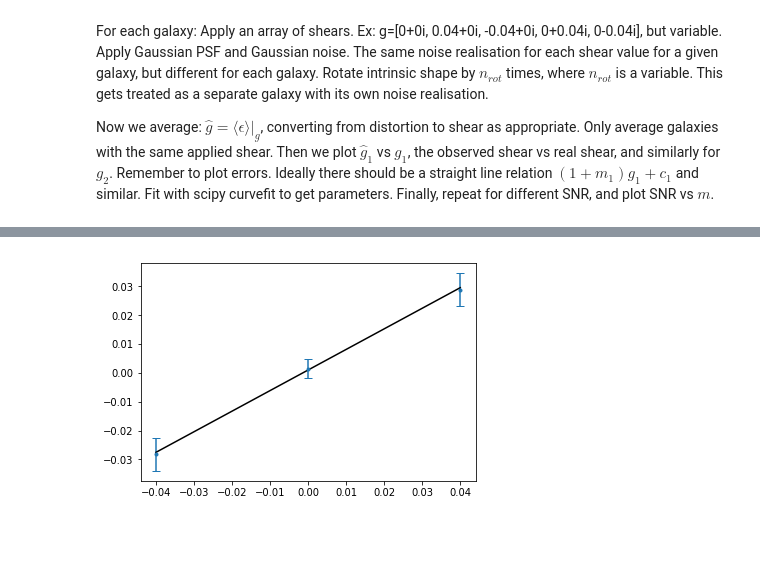
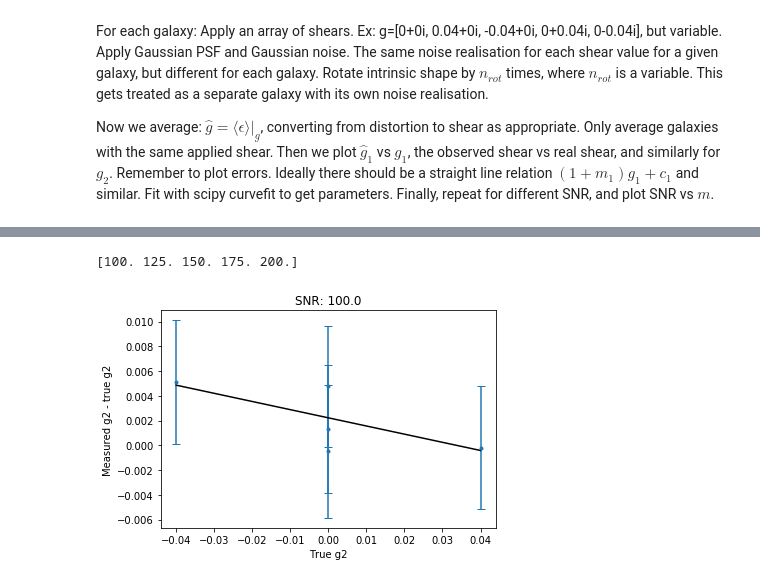
Before and after one commit to earosenberg/wl-bias-leaps, a Jupyter notebook: shape_measurement.ipynb, the cells around one changed output, grey strips where cells are left out. Saved outputs shown, nothing was run; the diff lists cells and outputs as text; code cells hidden in the pictures; blank space fills up the shorter version.

```diff
--- a/shape_measurement.ipynb
+++ b/shape_measurement.ipynb
@@ -201,0 +250,17 @@ array([[-0.02142182,  0.03017878],
+# %%
+#define weights
+weights = np.ones_like(obs)
+
+#Find weighted g1 and g2 from e1, e2
+meanShear= findMeanShear(obs,weights)
+#Use bootstrap method to resample and derive an error on the shear values
+size = obs.shape[1]
+nBootstrap = int(size)#*np.log(size)**2)
+shearSamples = bootstrapShear(obs,weights,nBootstrap)
+errShear = np.std(shearSamples,axis=0)
+
+#Combine mean and err into a single array
+res = np.stack((meanShear,errShear)).transpose(3,1,2,0)
+
+#res Shape: (measurements, SNRs, shears, (mean, err))
+#plt.hist(shearSamples[:,0,0,0],bins=11)
@@ -201,0 +318,23 @@ array([[-0.02142182,  0.03017878],
+# %%
+def bootstrapM(shearSamples,shearList):
+    '''shearSamples as above. shearList is a list of 2-tuples of true shear
+       Return array of shape (nBootstrap, 2 (g1,g2), SNRs)'''
+    mSamples=[]
+    sigma = np.ones_like(shearSamples)[0] #Use 1 for all errors (same as no error)
+    for sample in shearSamples:
+        sampleRes = np.stack([sample,sigma]).transpose(3,1,2,0)
+        gparams= getFitParameters(shearList,sampleRes)
+        mSamples.append(gparams[:,:,0])
+    mSamples=np.stack(mSamples)
+    return mSamples
+
+mSamples = bootstrapM(shearSamples,shearList) #shape: numSamples, 2 (g1,g2), SNRs
+mStd = np.std(mSamples,axis=0) / np.sqrt(nBootstrap)
+#mStd shape: ((g1,g2), SNRs)
+
+mMean = getFitParameters(shearList,res)[:,:,0]
+# %%
+print mSamples.shape
+for i in range(len(snrArr)):
+    plt.hist(mSamples[:,0,i],bins=20,histtype='step',label=str(snrArr[i]))
+plt.legend()
@@ -252,2 +398,0 @@ plt.show()
-# %%
-fitAndPlot(g1shear,res,0,2)
@@ -258,7 +399,9 @@ fitAndPlot(g1shear,res,0,2)
 # %%
 #y axis: measured shear - true shear. x-axis true shear
 #Say for which SNR is this plot
 #specify SNR through function
-plotFit(g1shear,g1Res,0,1,fp)
+fitAndPlot(shearList,res,0,1)
+print snrArr
 # %% [output]
+[100. 125. 150. 175. 200.]
-[figure, old version]
+[figure, new version]
```
Also changed, not shown: parts of 29 cells of this notebook.
